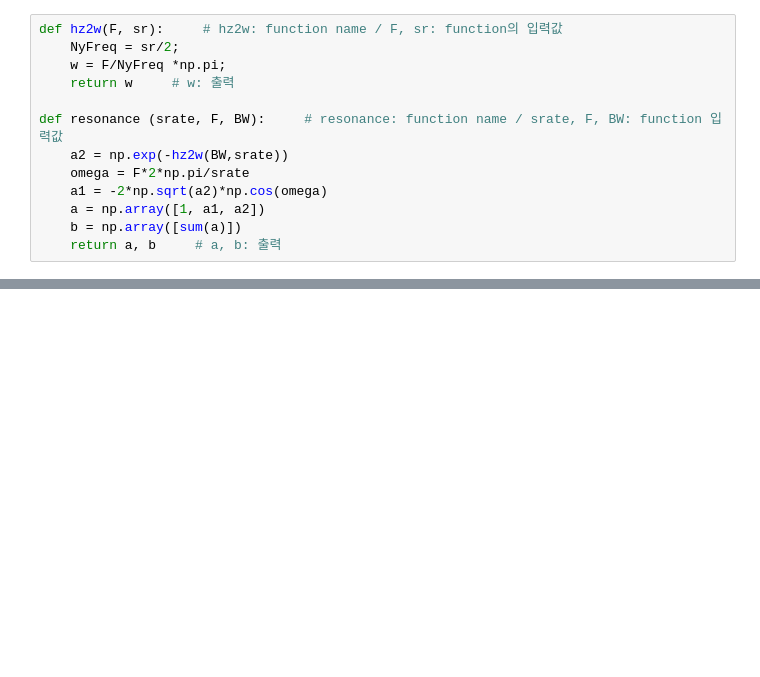
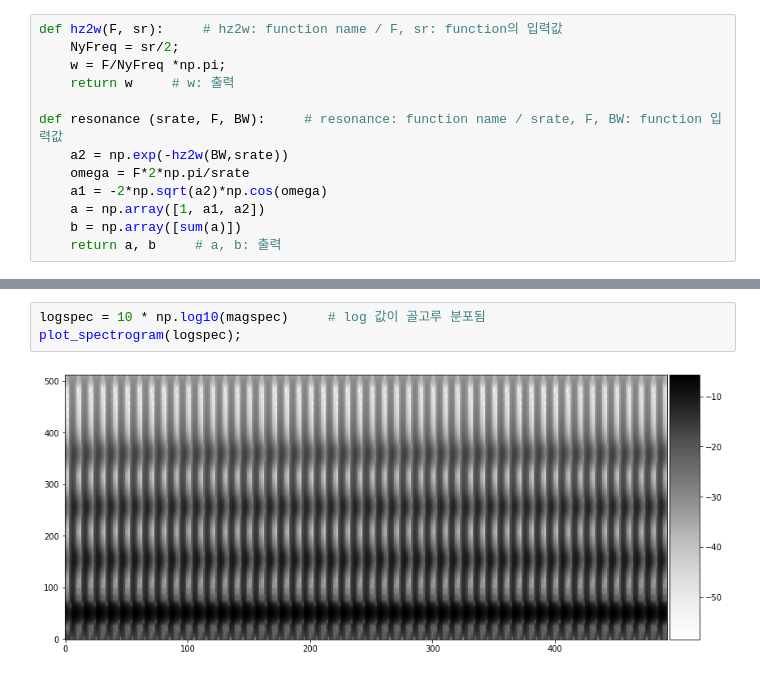
Before and after one commit to jinyoung821/class2019Fall, a Jupyter notebook: English Phonology.ipynb, the cells around one changed output, grey strips where cells are left out. Drawn from its saved outputs; the diff is of its cells as text; blank space fills up the shorter version.

```diff
--- a/English Phonology.ipynb
+++ b/English Phonology.ipynb
@@ -923,0 +1034,5 @@ ipd.Audio(s, rate=sr)     # 입술이 있는 상태
+# %%
+logspec = 10 * np.log10(magspec)     # log 값이 골고루 분포됨
+plot_spectrogram(logspec);
+# %% [output]
+[figure, added]
```
Also changed, not shown: parts of 17 cells of this notebook, 1 other file.
